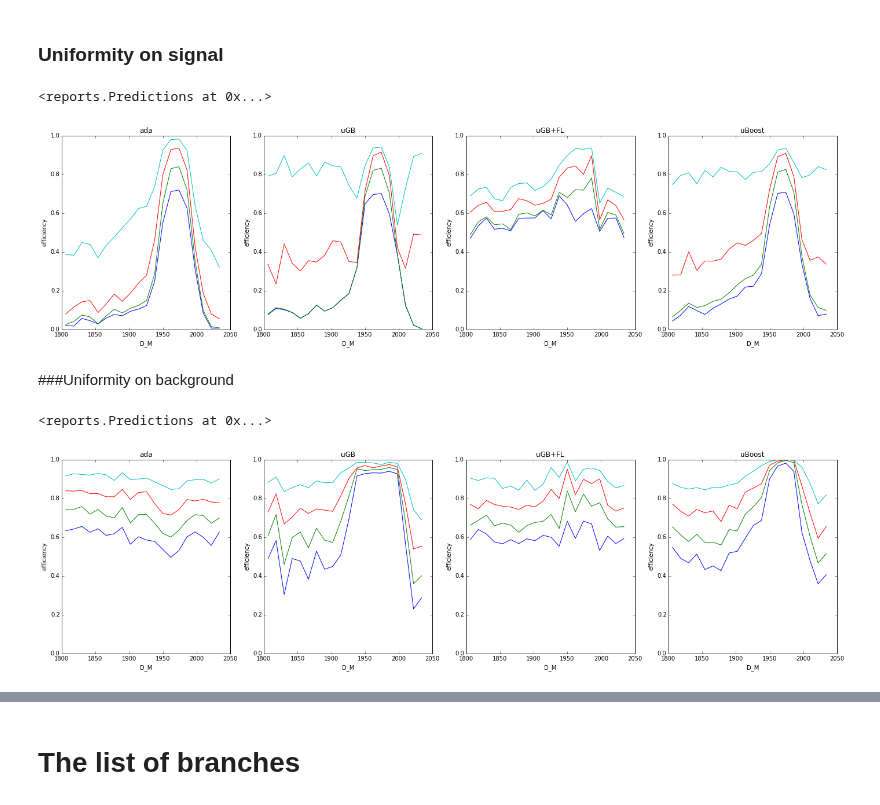
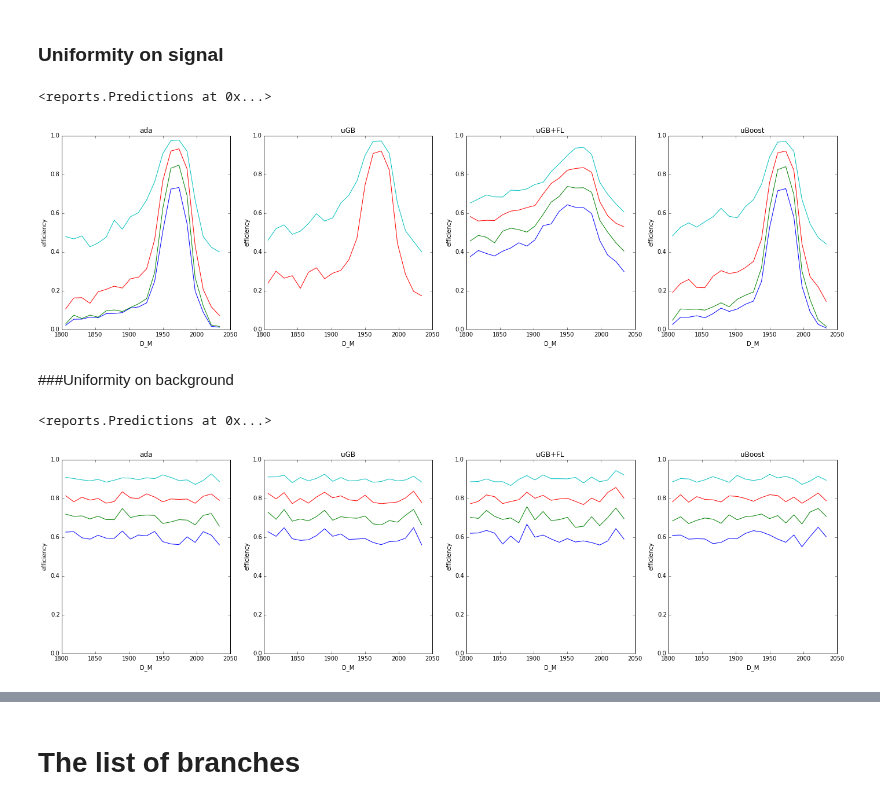
Before and after one commit to anaderi/lhcb_trigger_ml, a Jupyter notebook: IPythonWorkflow/Analysis_DInto3h.ipynb, the cells around one changed output, grey strips where cells are left out. Saved outputs shown, nothing was run; the diff lists cells and outputs as text; code cells hidden in the pictures.

```diff
--- a/IPythonWorkflow/Analysis_DInto3h.ipynb
+++ b/IPythonWorkflow/Analysis_DInto3h.ipynb
@@ -26,10 +26,12 @@ uniform_variables = ['D_M']
 cut_variables = ['D_BKGCAT']
 train_variables = ['D_BPVIPCHI2', 'D_BPVTRGPOINTING', 'D_BPVVD', 'D_DOCA',
  'D_DOCA12', 'D_DOCA13', 'D_DOCA23', 'D_vchi2', 'D_MINIP', 'D_MINIPCHI2',
- 'D_P', 'D_PT', 'D_PE', 'D_PX', 'D_PY', 'D_PZ',
- 'D_MM', 'D_MMERR', 'D_BKGCAT', 'D_TRUEID',
+ 'D_P', 'D_PT',
+ 'D_MMERR', 'D_BKGCAT',
  'p1_PT', 'p2_PT', 'p3_PT',
- 'p1_IP_OWNPV',  'p2_IP_OWNPV', 'p3_IP_OWNPV']
+ 'p1_IPCHI2_OWNPV', 'p2_IPCHI2_OWNPV', 'p3_IPCHI2_OWNPV ']
+
+dalitz_variables = []
 # %% [markdown]
 ## Loading data from ROOT
 # %%
@@ -108,15 +110,15 @@ preds = classifiers.test_on(testX, testY, low_memory=False)
 preds.efficiency(uniform_variables=uniform_variables, label=1)
 # %% [output]
 <reports.Predictions at 0x...>
-[figure, old version]
+[figure, new version]
 # %% [markdown]
 ###Uniformity on background
 # %%
 # uniformity on background
-preds.efficiency(uniform_variables=uniform_variables, label=0,c )
+preds.efficiency(uniform_variables=uniform_variables, label=0)
 # %% [output]
 <reports.Predictions at 0x...>
-[figure, old version]
+[figure, new version]
 # %%
 preds.roc()
 # %% [output]
```
Also changed, not shown: parts of 6 cells of this notebook.
